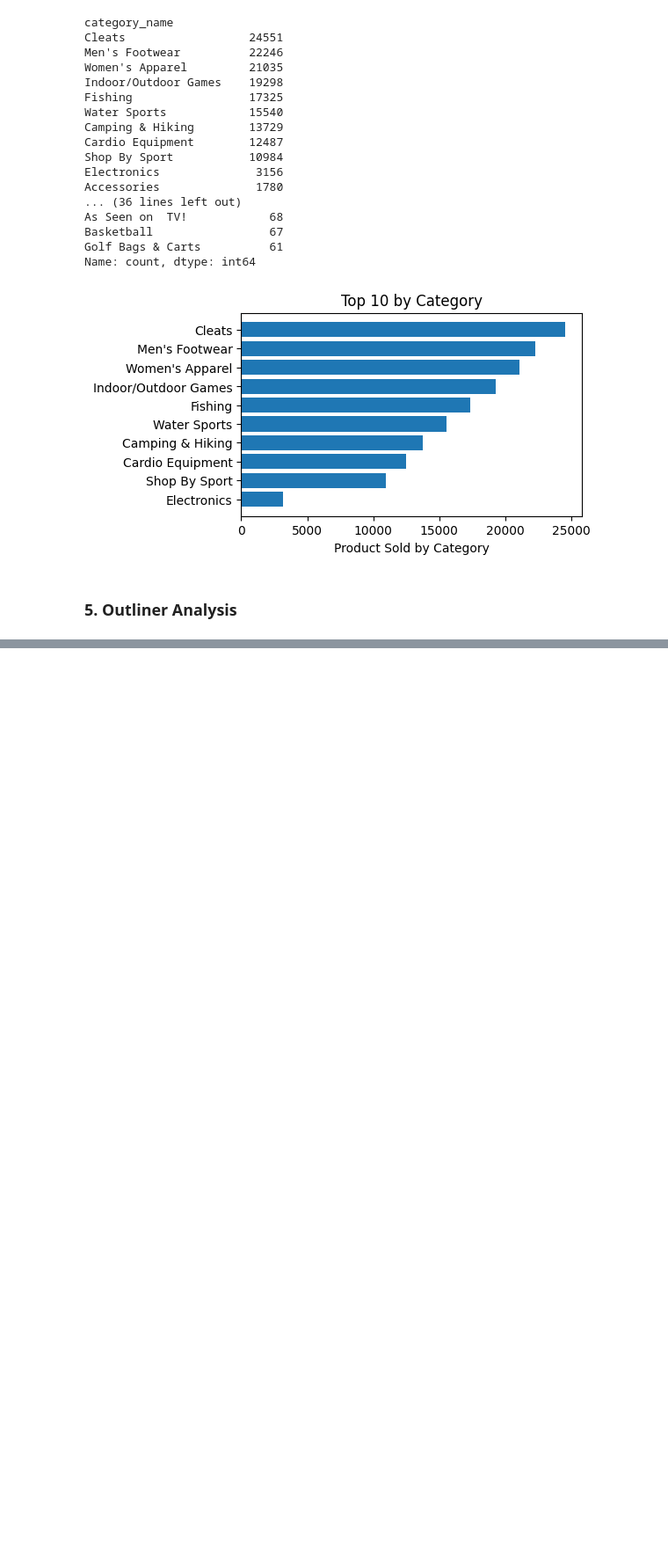
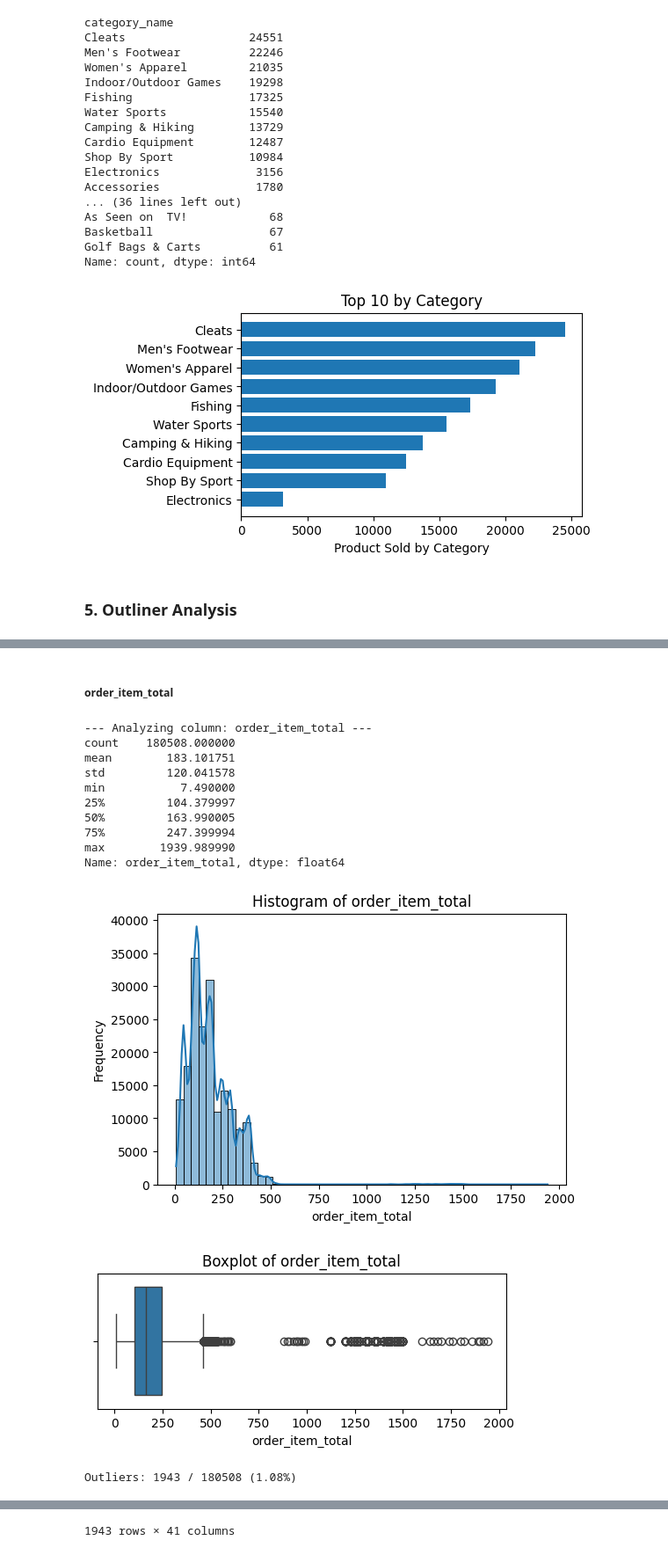
Before and after one commit to nh-adorie/scm-co-smart-project, a Jupyter notebook: notebook/eda.ipynb, the cells around one changed output, grey strips where cells are left out. Shown: that part at 88% size. Drawn from its saved outputs; the diff is of its cells as text; code cells hidden in the pictures; blank space fills up the shorter version.

```diff
--- a/notebook/eda.ipynb
+++ b/notebook/eda.ipynb
@@ -511,0 +634,18 @@ Outliers: 17300 / 180508 (9.58%)
+# %% [markdown]
+##### order_item_total
+# %%
+analyze_column(df, 'order_item_total', iqr_factor=1.5, bins=50)
+# %% [output]
+--- Analyzing column: order_item_total ---
+count    180508.000000
+mean        183.101751
+std         120.041578
+min           7.490000
+25%         104.379997
+50%         163.990005
+75%         247.399994
+max        1939.989990
+Name: order_item_total, dtype: float64
+[figure, added]
+[figure, added]
+Outliers: 1943 / 180508 (1.08%)
@@ -511,0 +664 @@ Outliers: 17300 / 180508 (9.58%)
+1943 rows × 41 columns
```
Also changed, not shown: parts of 20 cells of this notebook.
